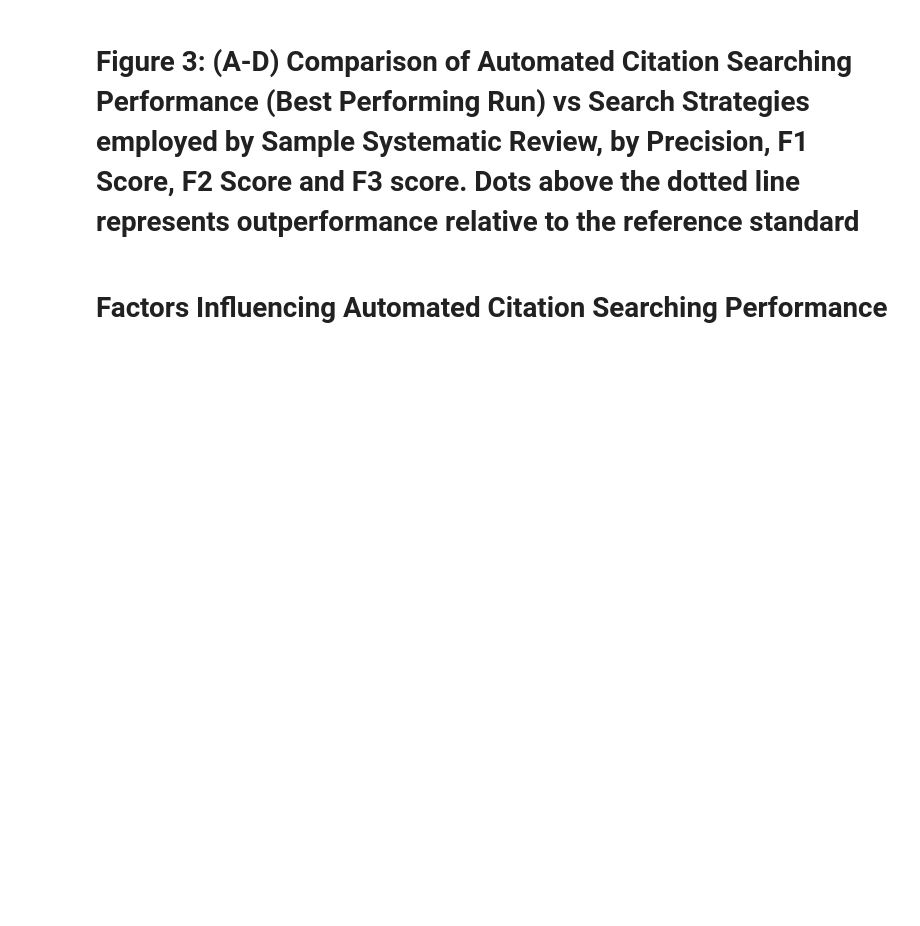
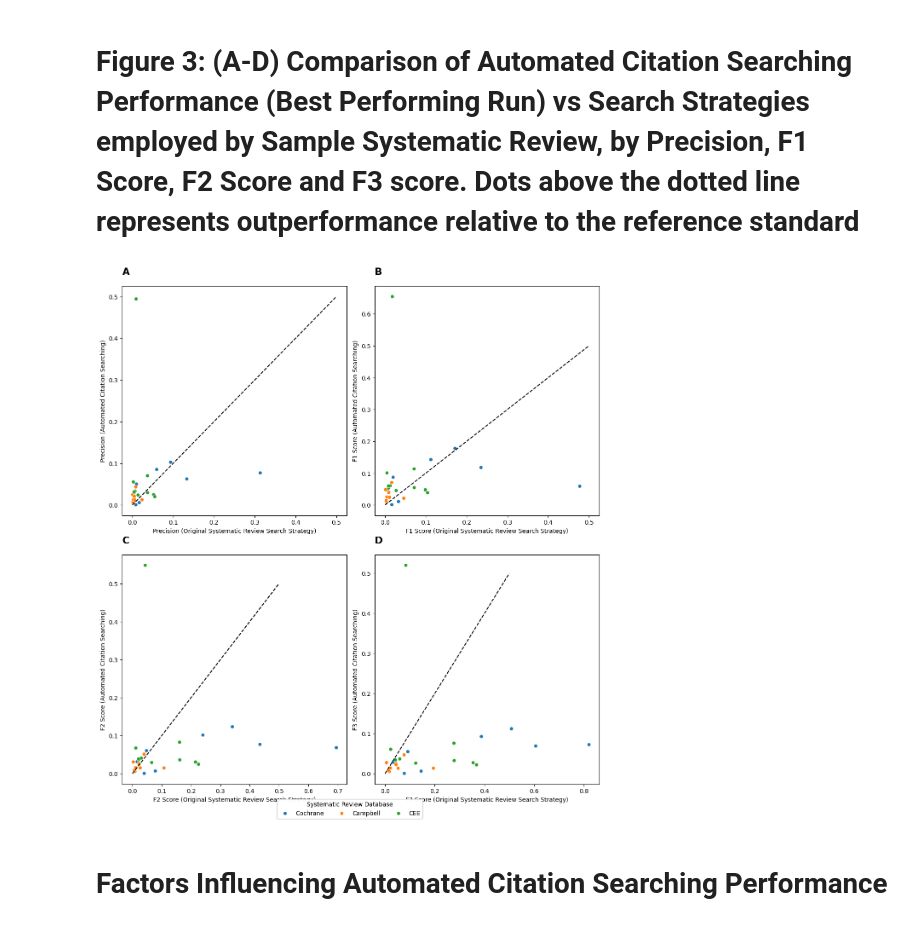
Before and after one commit to darrenkjr/automated_citation_search_study, a Jupyter notebook: analysis/simulation_study_working_manuscript.ipynb, the cells around one changed output. Drawn from its saved outputs; the diff is of its cells as text; code cells hidden in the pictures; blank space fills up the shorter version.

```diff
--- a/analysis/simulation_study_working_manuscript.ipynb
+++ b/analysis/simulation_study_working_manuscript.ipynb
@@ -24,13 +29,18 @@ from IPython.display import HTML
 # %% [markdown]
 # Read Dataset Characterstics and Study Results
 # %%
-excel_path_campbell_oa = 'Dataset\Results\sr_samples_campbell_openalex.xlsx'
-excel_path_cee_oa = 'Dataset\Results\sr_samples_cee_openalex.xlsx'
-excel_path_cochrane_oa = 'Dataset\Results\sr_samples_cochrane_openalex.xlsx'
+dataset_dir = Path("Dataset")
+results_dir = dataset_dir / "Results"
 
-excel_path_campbell_ss = 'Dataset\Results\sr_samples_campbell_semanticscholar.xlsx'
-excel_path_cee_ss = 'Dataset\Results\sr_samples_cee_semanticscholar.xlsx'
-excel_path_cochrane_ss = 'Dataset\Results\sr_samples_cochrane_semanticscholar.xlsx'
+# OpenAlex paths
+excel_path_campbell_oa = results_dir / "sr_samples_campbell_openalex.xlsx"
+excel_path_cee_oa = results_dir / "sr_samples_cee_openalex.xlsx"
+excel_path_cochrane_oa = results_dir / "sr_samples_cochrane_openalex.xlsx"
+
+# SemanticScholar paths
+excel_path_campbell_ss = results_dir / "sr_samples_campbell_semanticscholar.xlsx"
+excel_path_cee_ss = results_dir / "sr_samples_cee_semanticscholar.xlsx"
+excel_path_cochrane_ss = results_dir / "sr_samples_cochrane_semanticscholar.xlsx"
 
 #sr data
 original_sr_campbell_oa = pd.read_excel(excel_path_campbell_oa , sheet_name='sys_rev_data_oa')
@@ -716,7 +773,7 @@ Markdown(md_table)
 
 ### SUPPLEMENTARY TABLE
 
-result_path = '..\Dataset\Results\citation_mining_results\{}'
+result_path = 'Dataset\Results\citation_mining_results\{}'
 
 campbell_results_oa = pd.read_csv(result_path.format('campbell_results_oa.csv'))
 campbell_results_ss = pd.read_csv(result_path.format('campbell_results_ss.csv'))
@@ -954,8 +1013,8 @@ sns.scatterplot(x='precision_sr',
                 hue='Reference Systematic Review Source Database',
                 ax=axes[0, 0])
 axes[0, 0].plot([0, 0.5], [0, 0.5], color='black', linestyle='--')
-# axes[0, 0].annotate("Above this line: Automated method  \n outperforms reference standard (Precision)", xy=(0.25, 0.25), xytext=(0.05, 0.4),
-#                  arrowprops=dict(arrowstyle="->"), fontsize=10)
+axes[0, 0].set_xlabel('Precision (Original Systematic Review Search Strategy)')
+axes[0, 0].set_ylabel('Precision (Automated Citation Searching)')
 axes[0, 0].legend().remove()
 
 # Plot for F1 Score
@@ -966,44 +1025,46 @@ sns.scatterplot(x='f1_score_sr',
                 ax=axes[0, 1])
 axes[0, 1].legend().remove()
 axes[0, 1].plot([0, 0.5], [0, 0.5], color='black', linestyle='--')
-# axes[0, 1].annotate("Above this line: Automated method  \n outperforms reference standard (F1 Score)", xy=(0.25, 0.25), xytext=(0.05, 0.4),
-#                  arrowprops=dict(arrowstyle="->"), fontsize=10)
+axes[0, 1].set_xlabel('F1 Score (Original Systematic Review Search Strategy)')
+axes[0, 1].set_ylabel('F1 Score (Automated Citation Searching)')
 axes[0, 1].legend().remove()
 
 # Plot for F2 Score
 sns.scatterplot(x='f2_score_sr',
                 y='f2_score_auto',
                 data=result_summary_maxrecall,
                 hue='Reference Systematic Review Source Database',
                 ax=axes[1, 0])
 axes[1, 0].legend().remove()
 axes[1, 0].plot([0, 0.5], [0, 0.5], color='black', linestyle='--')
-# axes[1, 0].annotate("Above this line: Automated method  \n outperforms reference standard (F2 Score)", xy=(0.4, 0.4), xytext=(0.3, 0.2),
-#                  arrowprops=dict(arrowstyle="->"), fontsize=10)
+axes[1, 0].set_xlabel('F2 Score (Original Systematic Review Search Strategy)')
+axes[1, 0].set_ylabel('F2 Score (Automated Citation Searching)')
 axes[1, 0].legend().remove()
 
 plt.subplots_adjust(bottom=0.4)
 handles, labels = axes[0, 0].get_legend_handles_labels()
 fig.legend(handles, labels, loc='lower center', ncol=len(labels), title='Systematic Review Database', bbox_to_anchor=(0.5, 0.08))  # Adjusted bbox_to_anchor
 
 # Plot for F3 Score
 sns.scatterplot(x='f3_score_sr',
                 y='f3_score_auto',
                 data=result_summary_maxrecall,
                 hue='Reference Systematic Review Source Database',
                 ax=axes[1, 1])
 axes[1, 1].legend().remove()
 axes[1, 1].plot([0, 0.5], [0, 0.5], color='black', linestyle='--')
-# axes[1, 1].annotate("Above this line: Automated method  \n outperforms reference standard (F3 Score)", xy=(0.4, 0.4), xytext=(0.3, 0.2),
-#                  arrowprops=dict(arrowstyle="->"), fontsize=10)
+axes[1, 1].set_xlabel('F3 Score (Original Systematic Review Search Strategy)')
+axes[1, 1].set_ylabel('F3 Score (Automated Citation Searching)')
 axes[1, 1].legend().remove()
 
 plt.subplots_adjust(bottom=0.4)
 handles, labels = axes[0, 0].get_legend_handles_labels()
 fig.legend(handles, labels, loc='lower center', ncol=len(labels), title='Systematic Review Database', bbox_to_anchor=(0.5, 0.08))  # Adjusted bbox_to_anchor
 
 plt.tight_layout(rect=[0, 0.1, 1, 0.95])  # Adjusted the tight_layout
 plt.show()
+# %% [output]
+[figure, added]
 # %% [markdown]
 # Factors Influencing Automated Citation Searching Performance
 # %%
```
Also changed, not shown: parts of 9 cells of this notebook, 4 other files.
